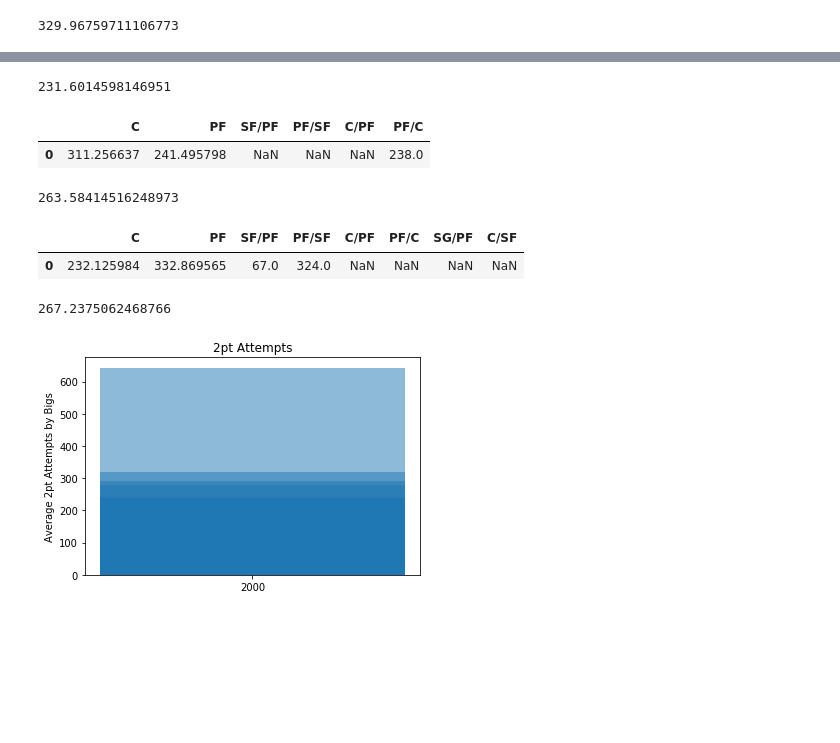
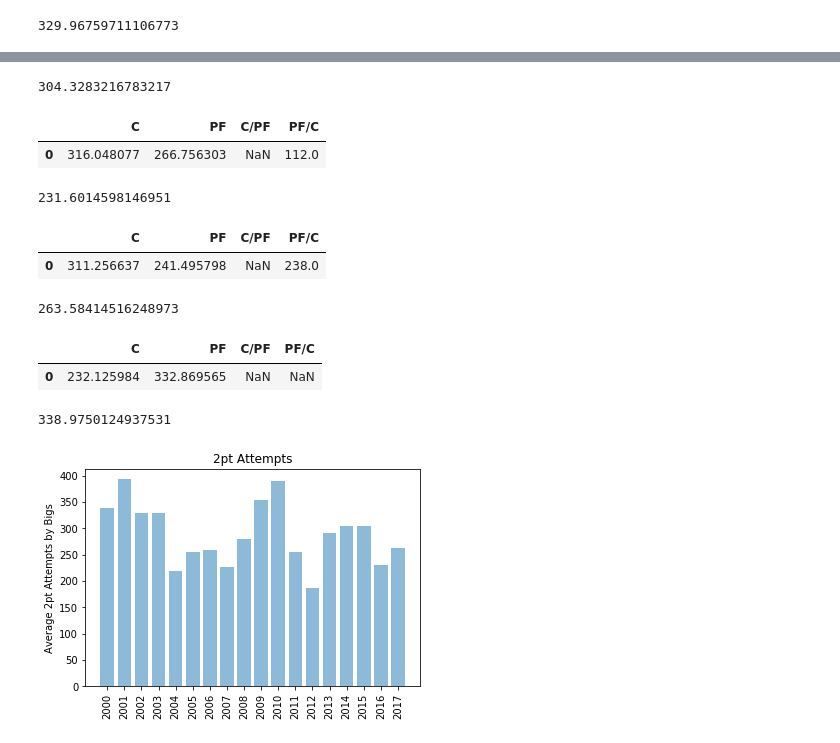
Before and after one commit to logan7734/Project1_repo, a Jupyter notebook: andrew_project_1_code.ipynb, the cells around one changed output, grey strips where cells are left out. Cells and saved outputs as stored; diff of their text form; code cells hidden in the pictures; blank space fills up the shorter version.

```diff
--- a/andrew_project_1_code.ipynb
+++ b/andrew_project_1_code.ipynb
@@ -719,3 +528,32 @@ two_pters_taken_mean_16_df
+# %%
+two_pt_att_mean_15 = (c_mean_15 + pf_mean_15) / 2
+two_pt_att_mean_15
+# %% [output]
+304.3283216783217
+# %%
+#2016
+#creating a variable for big men in '16
+c_16 = hoops_data_2016.loc[hoops_data['Pos'] == 'C']
+pf_16 = hoops_data_2016.loc[hoops_data['Pos'] == 'PF']
+c_pf_16 = hoops_data_2016.loc[hoops_data['Pos'] == 'C-PF']
+pf_c_16 = hoops_data_2016.loc[hoops_data['Pos'] == 'PF-C']
+
+
+#creating the mean of 2 pt attempts for bigs in '07
+c_mean_16 = c_16['2PA'].mean()
+pf_mean_16 = pf_16['2PA'].mean()
+c_pf_mean_16 = c_pf_16['2PA'].mean()
+pf_c_mean_16 = pf_c_16['2PA'].mean()
+
+
+#making a DF to find the NaN values
+two_pters_taken_mean_16_df = pd.DataFrame({'C':c_mean_16, "PF": pf_mean_16,
+                             'C/PF': c_pf_mean_16, 'PF/C': pf_c_mean_16},
+                             index = [0])
+two_pters_taken_mean_16_df
+# %% [output]
+|  | C | PF | C/PF | PF/C |
+| 0 | 316.048077 | 266.756303 | NaN | 112.0 |
 # %%
 two_pt_att_mean_16 = (c_mean_16 + pf_mean_16 + pf_c_mean_16) / 3
 two_pt_att_mean_16
@@ -726,8 +564,6 @@ two_pt_att_mean_16
 #creating a variable for big men in '17
 c_17 = hoops_data_2017.loc[hoops_data['Pos'] == 'C']
 pf_17 = hoops_data_2017.loc[hoops_data['Pos'] == 'PF']
-sf_pf_17 = hoops_data_2017.loc[hoops_data['Pos'] == 'SF-PF']
-pf_sf_17 = hoops_data_2017.loc[hoops_data['Pos'] == 'PF-SF']
 c_pf_17 = hoops_data_2017.loc[hoops_data['Pos'] == 'C-PF']
 pf_c_17 = hoops_data_2017.loc[hoops_data['Pos'] == 'PF-C']
 
@@ -735,21 +571,18 @@ pf_c_17 = hoops_data_2017.loc[hoops_data['Pos'] == 'PF-C']
 #creating the mean of 2 pt attempts for bigs in '17
 c_mean_17 = c_17['2PA'].mean()
 pf_mean_17 = pf_17['2PA'].mean()
-sf_pf_mean_17 = sf_pf_17['2PA'].mean()
-pf_sf_mean_17 = pf_sf_17['2PA'].mean()
 c_pf_mean_17 = c_pf_17['2PA'].mean()
 pf_c_mean_17 = pf_c_17['2PA'].mean()
 
 
 #making a DF to find the NaN values
 two_pters_taken_mean_17_df = pd.DataFrame({'C':c_mean_17, "PF": pf_mean_17,
-                            "SF/PF": sf_pf_mean_17, 'PF/SF': pf_sf_mean_17,
                              'C/PF': c_pf_mean_17, 'PF/C': pf_c_mean_17},
                              index = [0])
 two_pters_taken_mean_17_df
 # %% [output]
-|  | C | PF | SF/PF | PF/SF | C/PF | PF/C |
-| 0 | 311.256637 | 241.495798 | NaN | NaN | NaN | 238.0 |
+|  | C | PF | C/PF | PF/C |
+| 0 | 311.256637 | 241.495798 | NaN | 238.0 |
 # %%
 two_pt_att_mean_17 = (c_mean_17 + pf_mean_17 + pf_c_mean_17) / 3
 two_pt_att_mean_17
@@ -760,57 +593,48 @@ two_pt_att_mean_17
 #creating a variable for big men in '00
 c_00 = hoops_data_2000.loc[hoops_data['Pos'] == 'C']
 pf_00 = hoops_data_2000.loc[hoops_data['Pos'] == 'PF']
-sf_pf_00 = hoops_data_2000.loc[hoops_data['Pos'] == 'SF-PF']
-pf_sf_00 = hoops_data_2000.loc[hoops_data['Pos'] == 'PF-SF']
 c_pf_00 = hoops_data_2000.loc[hoops_data['Pos'] == 'C-PF']
 pf_c_00 = hoops_data_2000.loc[hoops_data['Pos'] == 'PF-C']
-sg_pf_00 = hoops_data_2000.loc[hoops_data['Pos'] == 'SG-PF']
-c_sf_00 = hoops_data_2000.loc[hoops_data['Pos'] == 'C-SF']
+
 
 #creating the mean of 2 pt attempts for bigs in '00
 c_mean_00 = c_00['2PA'].mean()
 pf_mean_00 = pf_00['2PA'].mean()
-sf_pf_mean_00 = sf_pf_00['2PA'].mean()
-pf_sf_mean_00 = pf_sf_00['2PA'].mean()
 c_pf_mean_00 = c_pf_00['2PA'].mean()
 pf_c_mean_00 = pf_c_00['2PA'].mean()
-sg_pf_mean_00 = sg_pf_00['2PA'].mean()
-c_sf_mean_00 = c_sf_00['2PA'].mean()
 
 #making a DF to find the NaN values
 two_pters_taken_mean_00_df = pd.DataFrame({'C':c_mean_04, "PF": pf_mean_00,
-                            "SF/PF": sf_pf_mean_00, 'PF/SF': pf_sf_mean_00,
-                             'C/PF': c_pf_mean_00, 'PF/C': pf_c_mean_00,
-                             'SG/PF': sg_pf_mean_00, 'C/SF': c_sf_mean_00},
+                             'C/PF': c_pf_mean_00, 'PF/C': pf_c_mean_00},
                              index = [0])
 two_pters_taken_mean_00_df
 # %% [output]
-|  | C | PF | SF/PF | PF/SF | C/PF | PF/C | SG/PF | C/SF |
-| 0 | 232.125984 | 332.869565 | 67.0 | 324.0 | NaN | NaN | NaN | NaN |
+|  | C | PF | C/PF | PF/C |
+| 0 | 232.125984 | 332.869565 | NaN | NaN |
 # %%
-two_pt_att_mean_00 = (c_mean_00 + pf_mean_00 + sf_pf_mean_00 + pf_sf_mean_00) / 4
+two_pt_att_mean_00 = (c_mean_00 + pf_mean_00) / 2
 two_pt_att_mean_00
 # %% [output]
-267.2375062468766
+338.9750124937531
 # %%
 #Creating the bar plot to show 2pt attempts over the years
-height_in_order = [267.2375062468766,393.37733605164794,329.96759711106773,
-                  462.3820478586834,239.6020472440945,264.6746556473829,
-                  198.58414112987285,326.7104401898216,202.4394495688039,
-                  317.15172735760973,358.1092259765157,340.2185962081484,
-                  138.65003898331514,310.9502976190476,291.8668918918919,
-                  259.16416083916084,231.6014598146951,263.58414516248973]
+height_in_order = [338.9750124937531,393.37733605164794,329.96759711106773,
+                  329.07307178802506,218.5025590551181,255.26198347107436,
+                  259.2928783614759,226.94725358642884,279.85871566054243,
+                  353.4195455960162,390.1365324706446,256.0309936802474,
+                  187.41673163885855,292.17544642857143,304.2337837837838,
+                  304.3283216783217,231.6014598146951,263.58414516248973]
 years = ('2000','2001','2002','2003','2004','2005','2006','2007','2008',
          '2009','2010','2011','2012',
         '2013','2014','2015','2016','2017')
-x_pos_2 = 'years'
+
 width = .5
 
-plt.bar('years', height, alpha = .5)
-plt.xticks(x_pos_2, years)
+plt.bar(years, height_in_order, alpha = .5)
+plt.xticks(years, rotation = 'vertical')
 plt.ylabel("Average 2pt Attempts by Bigs")
 plt.title("2pt Attempts")
 
 plt.show()
 # %% [output]
-[figure, old version]
+[figure, new version]
```
Also changed, not shown: parts of 102 cells of this notebook.
